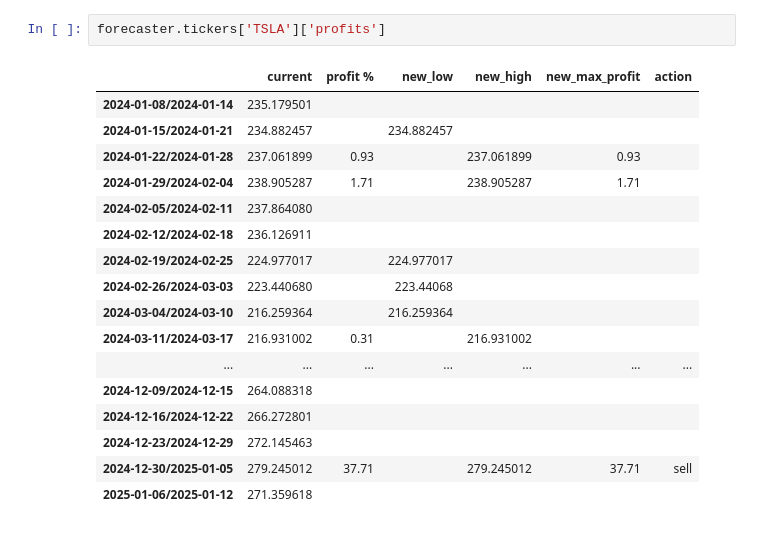
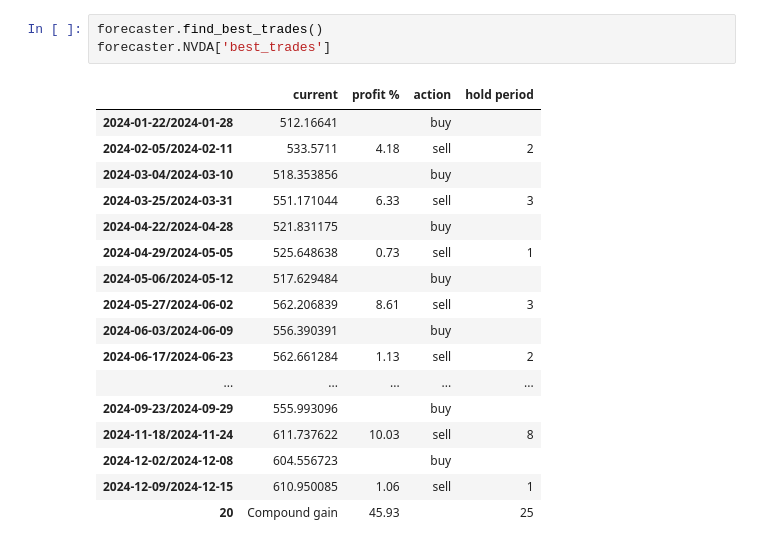
Before and after one commit to sienlonglim/financial_analysis_forecasting, a Jupyter notebook: p1_SARIMA_forecasting.ipynb, the cells around one changed output. Drawn from its saved outputs; the diff is of its cells as text.

Commit message:
updated function for __getattr__ and find best trades

```diff
--- a/p1_SARIMA_forecasting.ipynb
+++ b/p1_SARIMA_forecasting.ipynb
@@ -227,20 +324,21 @@ forecaster.find_max_profit()
-# %%
-forecaster.tickers['TSLA']['profits']
-# %% [output]
-|  | current | profit % | new_low | new_high | new_max_profit | action |
-| 2024-01-08/2024-01-14 | 235.179501 |  |  |  |  |  |
-| 2024-01-15/2024-01-21 | 234.882457 |  | 234.882457 |  |  |  |
-| 2024-01-22/2024-01-28 | 237.061899 | 0.93 |  | 237.061899 | 0.93 |  |
-| 2024-01-29/2024-02-04 | 238.905287 | 1.71 |  | 238.905287 | 1.71 |  |
-| 2024-02-05/2024-02-11 | 237.864080 |  |  |  |  |  |
-| 2024-02-12/2024-02-18 | 236.126911 |  |  |  |  |  |
-| 2024-02-19/2024-02-25 | 224.977017 |  | 224.977017 |  |  |  |
-| 2024-02-26/2024-03-03 | 223.440680 |  | 223.44068 |  |  |  |
-| 2024-03-04/2024-03-10 | 216.259364 |  | 216.259364 |  |  |  |
-| 2024-03-11/2024-03-17 | 216.931002 | 0.31 |  | 216.931002 |  |  |
-| ... | ... | ... | ... | ... | ... | ... |
-| 2024-12-09/2024-12-15 | 264.088318 |  |  |  |  |  |
-| 2024-12-16/2024-12-22 | 266.272801 |  |  |  |  |  |
-| 2024-12-23/2024-12-29 | 272.145463 |  |  |  |  |  |
-| 2024-12-30/2025-01-05 | 279.245012 | 37.71 |  | 279.245012 | 37.71 | sell |
-| 2025-01-06/2025-01-12 | 271.359618 |  |  |  |  |  |
+# %%
+forecaster.find_best_trades()
+forecaster.NVDA['best_trades']
+# %% [output]
+|  | current | profit % | action | hold period |
+| 2024-01-22/2024-01-28 | 512.16641 |  | buy |  |
+| 2024-02-05/2024-02-11 | 533.5711 | 4.18 | sell | 2 |
+| 2024-03-04/2024-03-10 | 518.353856 |  | buy |  |
+| 2024-03-25/2024-03-31 | 551.171044 | 6.33 | sell | 3 |
+| 2024-04-22/2024-04-28 | 521.831175 |  | buy |  |
+| 2024-04-29/2024-05-05 | 525.648638 | 0.73 | sell | 1 |
+| 2024-05-06/2024-05-12 | 517.629484 |  | buy |  |
+| 2024-05-27/2024-06-02 | 562.206839 | 8.61 | sell | 3 |
+| 2024-06-03/2024-06-09 | 556.390391 |  | buy |  |
+| 2024-06-17/2024-06-23 | 562.661284 | 1.13 | sell | 2 |
+| ... | ... | ... | ... | ... |
+| 2024-09-23/2024-09-29 | 555.993096 |  | buy |  |
+| 2024-11-18/2024-11-24 | 611.737622 | 10.03 | sell | 8 |
+| 2024-12-02/2024-12-08 | 604.556723 |  | buy |  |
+| 2024-12-09/2024-12-15 | 610.950085 | 1.06 | sell | 1 |
+| 20 | Compound gain | 45.93 |  | 25 |
```
Also changed, not shown: parts of 6 cells of this notebook, 1 other file.
